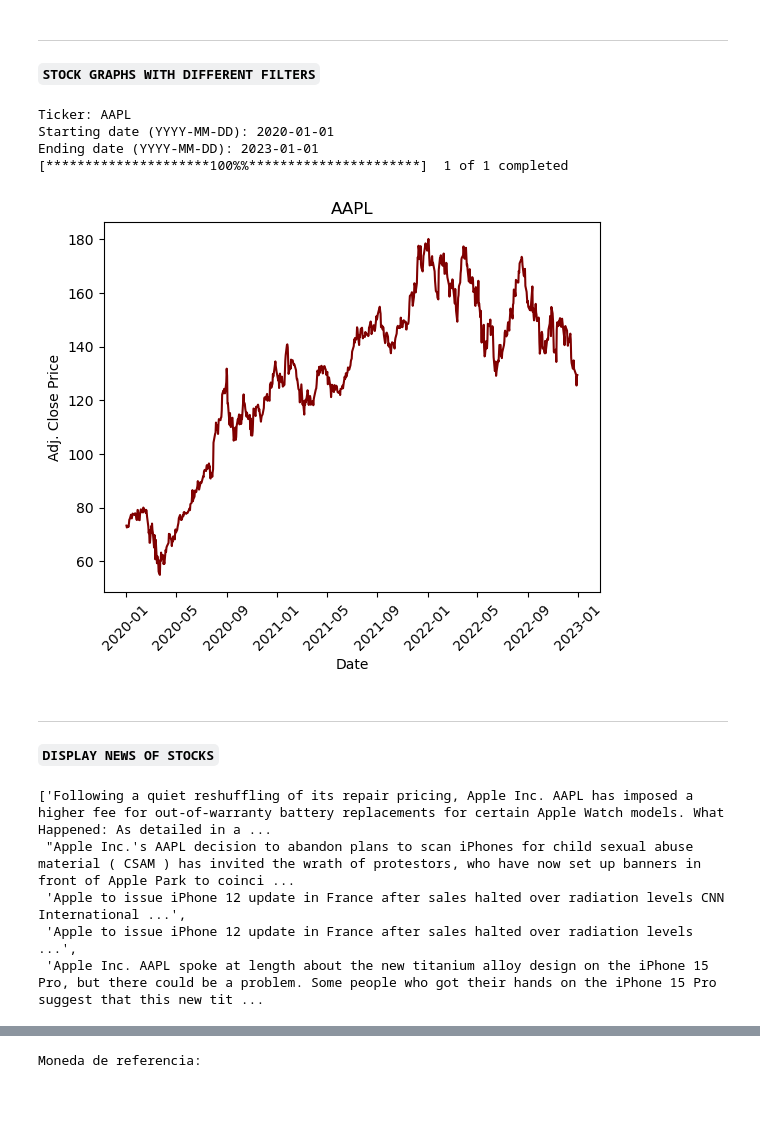
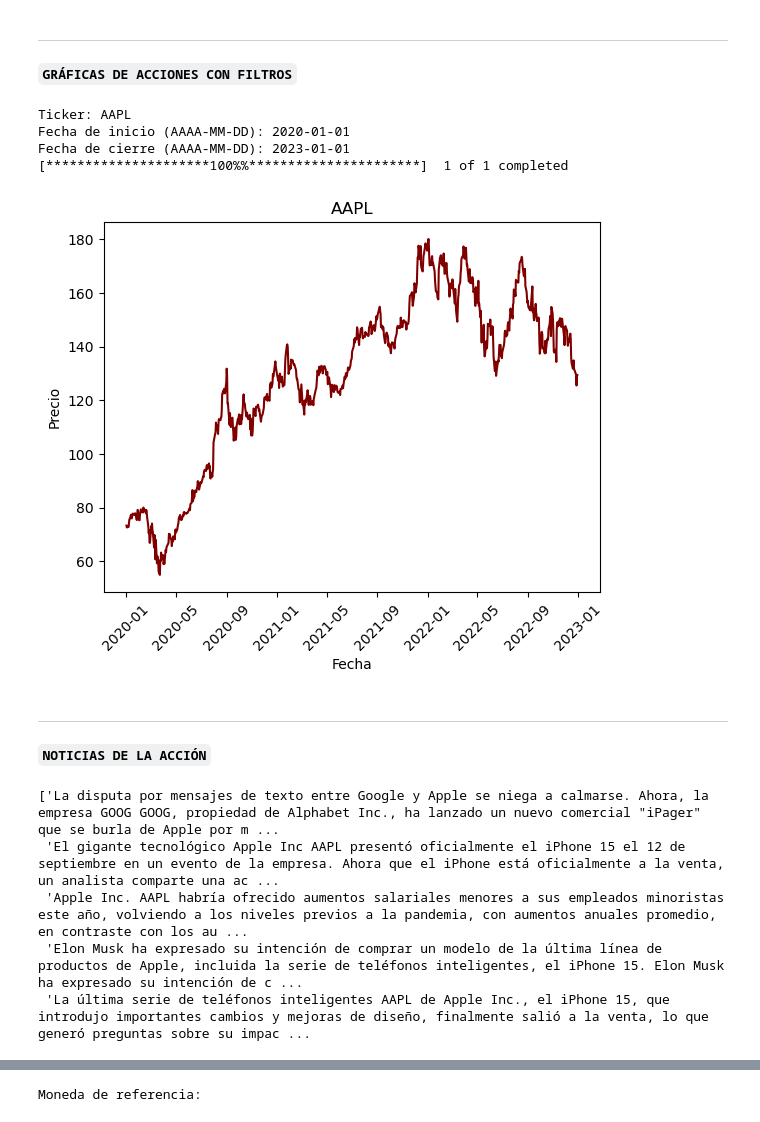
Before and after one commit to PauloVilla/Coyuntura-economica-financiera, a Jupyter notebook: Visualizaciones_Dashboard.ipynb, the cells around one changed output, grey strips where cells are left out. Saved outputs shown, nothing was run; the diff lists cells and outputs as text; code cells hidden in the pictures.

Commit message:
Actualización de jupyter y requirements
Agregar función para traducir noticias al español

```diff
--- a/Visualizaciones_Dashboard.ipynb
+++ b/Visualizaciones_Dashboard.ipynb
@@ -10,29 +10,29 @@ _(Imagen de referencia del dashboard)_
 ![image.png](attachment:image.png)
 # %% [markdown]
 ___
-**`STOCK GRAPHS WITH DIFFERENT FILTERS`**
+**`GRÁFICAS DE ACCIONES CON FILTROS`**
 # %%
 # Definir ticker y fechas
 ticker = input('Ticker: ')
-st_date = input('Starting date (YYYY-MM-DD): ')
-end_date = input('Ending date (YYYY-MM-DD): ')
+st_date = input('Fecha de inicio (AAAA-MM-DD): ')
+end_date = input('Fecha de cierre (AAAA-MM-DD): ')
 
 # Obtener los datos
 data = yf.download(ticker, st_date, end_date)
 
 # Graficar
 plt.plot(data['Adj Close'], c='maroon')
 plt.title(ticker)
-plt.xlabel('Date')
-plt.ylabel('Adj. Close Price')
+plt.xlabel('Fecha')
+plt.ylabel('Precio')
 plt.xticks(rotation = 45)
 plt.show()
 # %% [output]
 Ticker: AAPL
-Starting date (YYYY-MM-DD): 2020-01-01
-Ending date (YYYY-MM-DD): 2023-01-01
+Fecha de inicio (AAAA-MM-DD): 2020-01-01
+Fecha de cierre (AAAA-MM-DD): 2023-01-01
 [*********************100%%**********************]  1 of 1 completed
-[figure, old version]
+[figure, new version]
 # %% [markdown]
 ___
-**`DISPLAY NEWS OF STOCKS`**
+**`NOTICIAS DE LA ACCIÓN`**
@@ -41,12 +48,12 @@ url = f"https://www.alphavantage.co/query?function=NEWS_SENTIMENT&tickers={ticke
 r = requests.get(url)
 data = r.json()
 # %%
-[data['feed'][i]['summary'] for i in range(5)]
+[translate(data['feed'][i]['summary']) for i in range(5)]
 # %% [output]
-['Following a quiet reshuffling of its repair pricing, Apple Inc. AAPL has imposed a higher fee for out-of-warranty battery replacements for certain Apple Watch models. What Happened: As detailed in a ...
- "Apple Inc.'s AAPL decision to abandon plans to scan iPhones for child sexual abuse material ( CSAM ) has invited the wrath of protestors, who have now set up banners in front of Apple Park to coinci ...
- 'Apple to issue iPhone 12 update in France after sales halted over radiation levels CNN International ...',
- 'Apple to issue iPhone 12 update in France after sales halted over radiation levels ...',
- 'Apple Inc. AAPL spoke at length about the new titanium alloy design on the iPhone 15 Pro, but there could be a problem. Some people who got their hands on the iPhone 15 Pro suggest that this new tit ...
+['La disputa por mensajes de texto entre Google y Apple se niega a calmarse. Ahora, la empresa GOOG GOOG, propiedad de Alphabet Inc., ha lanzado un nuevo comercial "iPager" que se burla de Apple por m ...
+ 'El gigante tecnológico Apple Inc AAPL presentó oficialmente el iPhone 15 el 12 de septiembre en un evento de la empresa. Ahora que el iPhone está oficialmente a la venta, un analista comparte una ac ...
+ 'Apple Inc. AAPL habría ofrecido aumentos salariales menores a sus empleados minoristas este año, volviendo a los niveles previos a la pandemia, con aumentos anuales promedio, en contraste con los au ...
+ 'Elon Musk ha expresado su intención de comprar un modelo de la última línea de productos de Apple, incluida la serie de teléfonos inteligentes, el iPhone 15. Elon Musk ha expresado su intención de c ...
+ 'La última serie de teléfonos inteligentes AAPL de Apple Inc., el iPhone 15, que introdujo importantes cambios y mejoras de diseño, finalmente salió a la venta, lo que generó preguntas sobre su impac ...
 # %% [markdown]
 ___
```
Also changed, not shown: parts of 18 cells of this notebook, 1 other file.
